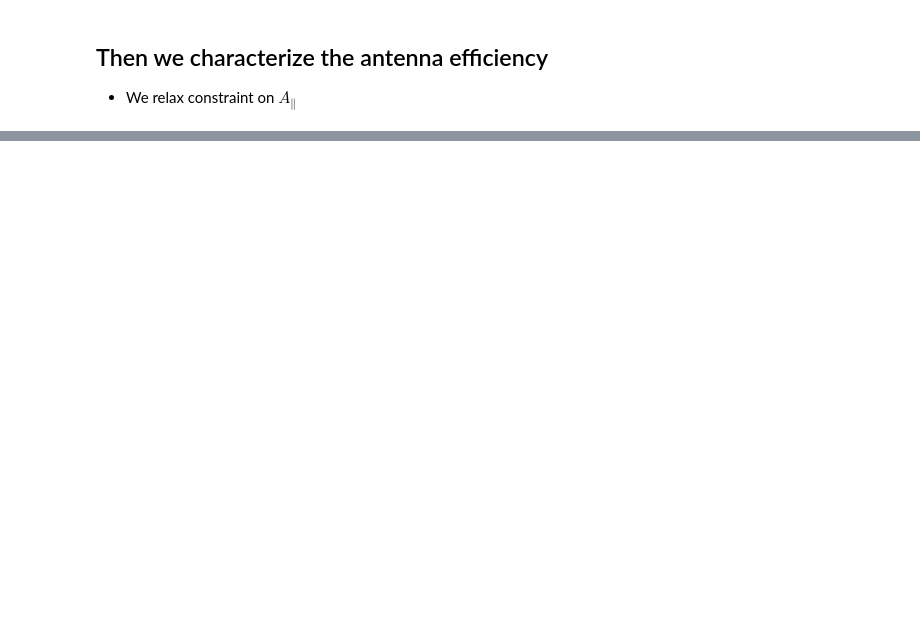
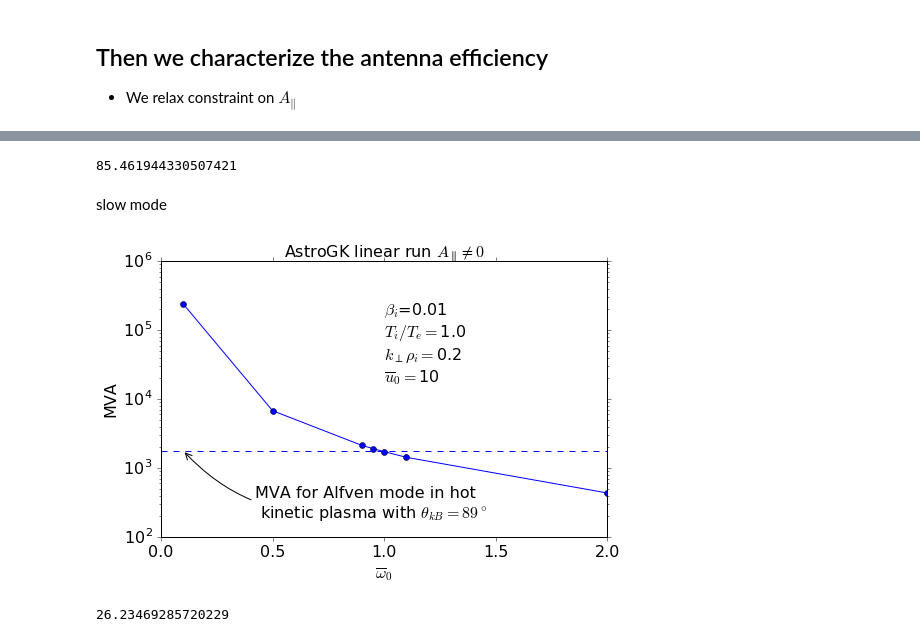
Before and after one commit to YuguangTong/Fourier-Laplace-plasma-response-in-driven-Gyrokinetics, a Jupyter notebook: python/Slides_16_Oct_3_draft.ipynb, the cells around one changed output, grey strips where cells are left out. Saved outputs shown, nothing was run; the diff lists cells and outputs as text; code cells hidden in the pictures; blank space fills up the shorter version.

```diff
--- a/python/Slides_16_Oct_3_draft.ipynb
+++ b/python/Slides_16_Oct_3_draft.ipynb
@@ -165,0 +167,47 @@ plt.show()
+# %%
+kperp = 0.2
+kpar = 1e-4**(1/3) * kperp**(2/3)
+np.rad2deg(np.arctan(kperp/kpar))
+# %% [output]
+85.461944330507421
+# %% [markdown]
+slow mode
+# %%
+freq = [0.1, 0.5, 0.9, 0.95, 1.0, 1.1, 2]
+mva = [2.4e5, 6810, 2141, 1922, 1736, 1435, 436.7]
+# %%
+ti_te = 1.
+kperp_rhoi = 0.2
+wbar0_arr = (0.05, 0.1, 0.12,0.135, 0.14, 0.15, 0.5)
+bi = 0.01
+upar0 = 10
+mi_me = 1836
+
+texts = "{0}{1}\n".format(r'$\beta_i$=',bi) + \
+    "{0}{1}\n".format(r'$T_i/T_e=$',ti_te) + \
+    "{0}{1}\n".format(r'$k_\perp \rho_i=$',kperp_rhoi) + \
+    "{0}{1}\n".format(r'$\overline{u}_0=$', upar0)
+
+fig_mva_w0_1, ax = plt.subplots(figsize=[8, 8*0.618])
+ax.plot(freq, mva, 'o-')
+ax.set_xlabel('$\overline{\omega}_0$')
+ax.set_ylabel('MVA')
+ax.set_yscale('log')
+# ax.set_xscale('log')
+ax.set_title('AstroGK linear run ' + r'$A_\parallel \neq 0$')
+ax.axhline(1782, linestyle='dashed')
+plt.text(0.5, 0.5, texts, transform=ax.transAxes)
+at_text = 'MVA for Alfven mode in hot \n kinetic plasma ' + r'with $\theta_{kB}=89^\circ$'
+plt.annotate(at_text, xy=(0.1, 1782), xycoords='data',
+            xytext=(0.3, 0.2),    # fraction, fraction
+            textcoords='figure fraction',
+            arrowprops=dict(arrowstyle="->", connectionstyle="arc3,rad=-0.3"))
+
+plt.show()
+# fig_mva_w0_1.savefig('AGK_mva_w0_2.png', dpi=200)
+# %% [output]
+[figure, added]
+# %%
+np.sqrt(13.6/1.976e-2)
+# %% [output]
+26.23469285720229
```
Also changed, not shown: parts of 4 cells of this notebook, 5 other files.
